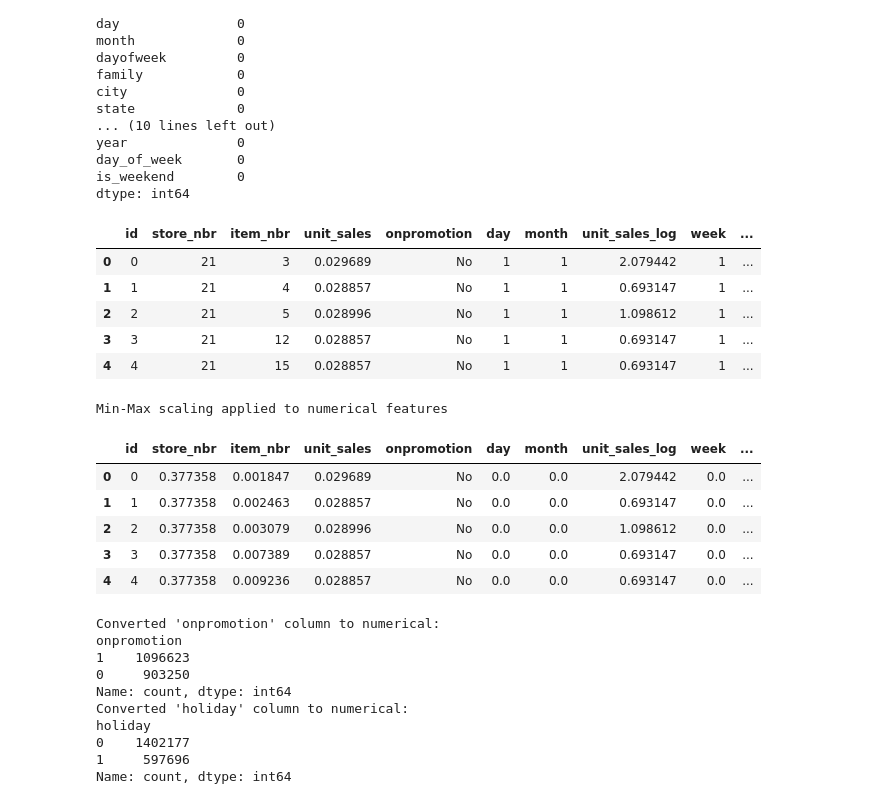
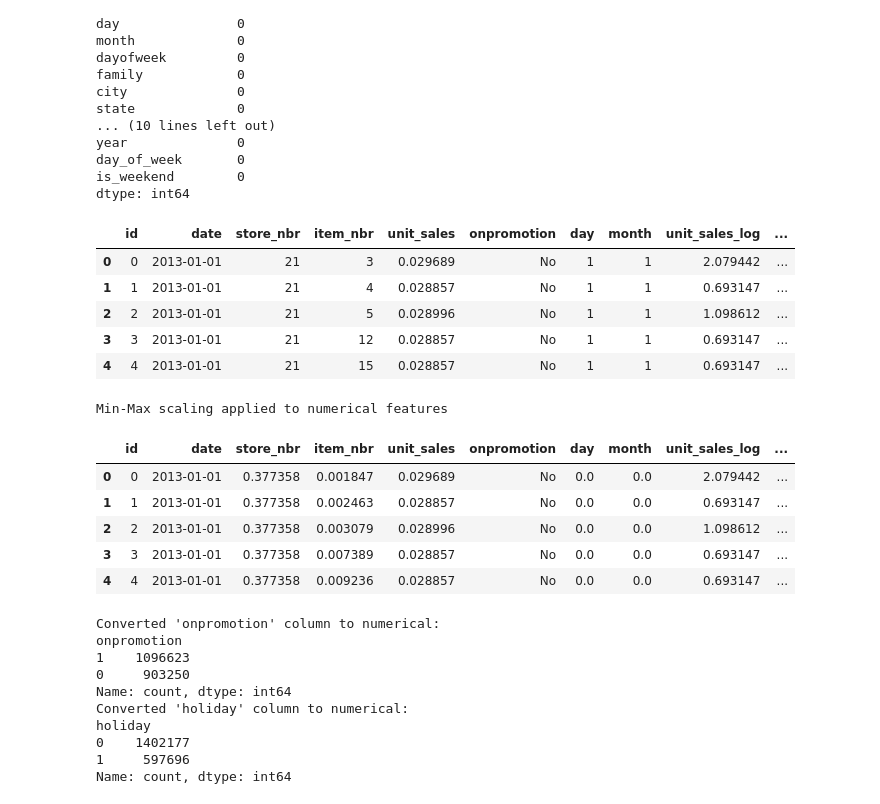
Before and after one commit to sohyla-said/Sales_Forecasting_and_Optimization_GP, a Jupyter notebook: Preprocessing/preprocessing.ipynb, the cells around one changed output. Cells and saved outputs as stored; diff of their text form; code cells hidden in the pictures.

```diff
--- a/Preprocessing/preprocessing.ipynb
+++ b/Preprocessing/preprocessing.ipynb
@@ -417,16 +417,16 @@ day_of_week       0
 is_weekend        0
 dtype: int64
 # %%
-columns_to_drop = ['family', 'city', 'state', 'type', 'dayofweek', 'date']
+columns_to_drop = ['family', 'city', 'state', 'type', 'dayofweek']
 data = data.drop(columns=columns_to_drop)
 data.head()
 # %% [output]
-|  | id | store_nbr | item_nbr | unit_sales | onpromotion | day | month | unit_sales_log | week | ... |
-| 0 | 0 | 21 | 3 | 0.029689 | No | 1 | 1 | 2.079442 | 1 | ... |
-| 1 | 1 | 21 | 4 | 0.028857 | No | 1 | 1 | 0.693147 | 1 | ... |
-| 2 | 2 | 21 | 5 | 0.028996 | No | 1 | 1 | 1.098612 | 1 | ... |
-| 3 | 3 | 21 | 12 | 0.028857 | No | 1 | 1 | 0.693147 | 1 | ... |
-| 4 | 4 | 21 | 15 | 0.028857 | No | 1 | 1 | 0.693147 | 1 | ... |
+|  | id | date | store_nbr | item_nbr | unit_sales | onpromotion | day | month | unit_sales_log | ... |
+| 0 | 0 | 2013-01-01 | 21 | 3 | 0.029689 | No | 1 | 1 | 2.079442 | ... |
+| 1 | 1 | 2013-01-01 | 21 | 4 | 0.028857 | No | 1 | 1 | 0.693147 | ... |
+| 2 | 2 | 2013-01-01 | 21 | 5 | 0.028996 | No | 1 | 1 | 1.098612 | ... |
+| 3 | 3 | 2013-01-01 | 21 | 12 | 0.028857 | No | 1 | 1 | 0.693147 | ... |
+| 4 | 4 | 2013-01-01 | 21 | 15 | 0.028857 | No | 1 | 1 | 0.693147 | ... |
 # %%
 numerical_features = ['store_nbr', 'item_nbr', 'day', 'month', 'week', 'year', 'day_of_week']
 scaler = MinMaxScaler()
@@ -435,12 +435,12 @@ print("Min-Max scaling applied to numerical features")
 data.head()
 # %% [output]
 Min-Max scaling applied to numerical features
-|  | id | store_nbr | item_nbr | unit_sales | onpromotion | day | month | unit_sales_log | week | ... |
-| 0 | 0 | 0.377358 | 0.001847 | 0.029689 | No | 0.0 | 0.0 | 2.079442 | 0.0 | ... |
-| 1 | 1 | 0.377358 | 0.002463 | 0.028857 | No | 0.0 | 0.0 | 0.693147 | 0.0 | ... |
-| 2 | 2 | 0.377358 | 0.003079 | 0.028996 | No | 0.0 | 0.0 | 1.098612 | 0.0 | ... |
-| 3 | 3 | 0.377358 | 0.007389 | 0.028857 | No | 0.0 | 0.0 | 0.693147 | 0.0 | ... |
-| 4 | 4 | 0.377358 | 0.009236 | 0.028857 | No | 0.0 | 0.0 | 0.693147 | 0.0 | ... |
+|  | id | date | store_nbr | item_nbr | unit_sales | onpromotion | day | month | unit_sales_log | ... |
+| 0 | 0 | 2013-01-01 | 0.377358 | 0.001847 | 0.029689 | No | 0.0 | 0.0 | 2.079442 | ... |
+| 1 | 1 | 2013-01-01 | 0.377358 | 0.002463 | 0.028857 | No | 0.0 | 0.0 | 0.693147 | ... |
+| 2 | 2 | 2013-01-01 | 0.377358 | 0.003079 | 0.028996 | No | 0.0 | 0.0 | 1.098612 | ... |
+| 3 | 3 | 2013-01-01 | 0.377358 | 0.007389 | 0.028857 | No | 0.0 | 0.0 | 0.693147 | ... |
+| 4 | 4 | 2013-01-01 | 0.377358 | 0.009236 | 0.028857 | No | 0.0 | 0.0 | 0.693147 | ... |
 # %%
 data['onpromotion'] = data['onpromotion'].map({'Yes': 1, 'No': 0})
 data['holiday'] = data['holiday'].map({'Yes':1, 'No':0})
```
Also changed, not shown: parts of 2 cells of this notebook, 3 other files.
